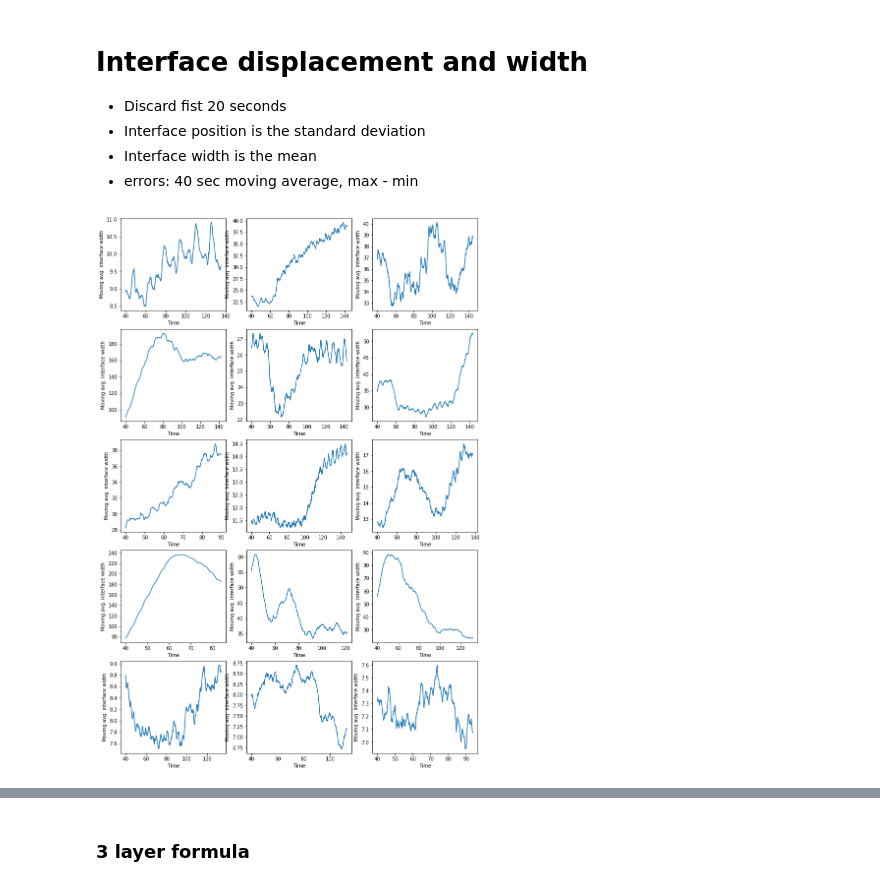
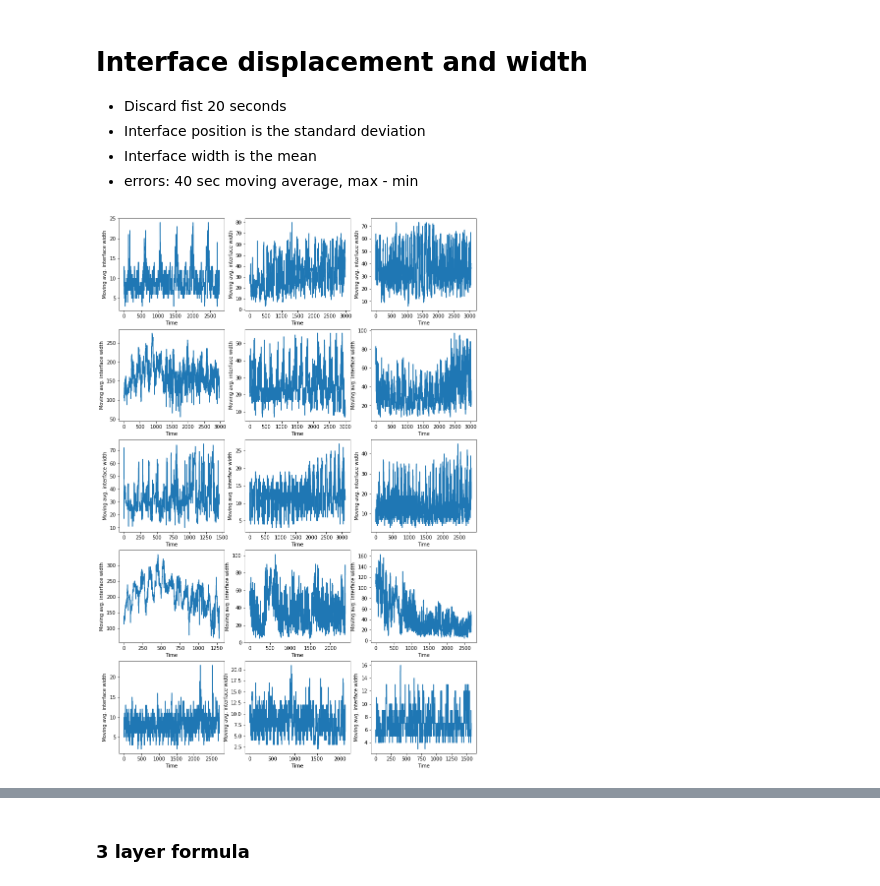
Before and after one commit to balintkaszas/boSchlieren, a Jupyter notebook: 0511_noramp.ipynb, the cells around one changed output, grey strips where cells are left out. Cells and saved outputs as stored; diff of their text form; code cells hidden in the pictures.

Commit message:
Figures

```diff
--- a/0511_noramp.ipynb
+++ b/0511_noramp.ipynb
@@ -199,30 +199,47 @@ print(np.max(err2))
 - Interface position is the standard deviation
 - Interface width is the mean
 - errors: 40 sec moving average, max - min
+# %%
+def slidingStd(x, w):
+    result = np.zeros_like(x)
+    for index in range(len(x)):
+#        print(index)
+#        print(w)
+#        print(min(w, index))
+        windowlength = min(w, index)
+        if(index>0):
+            view = x[index-windowlength:index]
+        else:
+            view = x[0]
+        result[index] = view.std()
+    return result
 # %%
 f, axes = plt.subplots(5, 3, figsize=(13,20))
 axeslist = axes.flatten()
 
 for i,e in enumerate(noRampVids):
     dictionary= {}
     data = np.loadtxt('C:/Users/balin/Docs/boSchlieren/data0419/measured/%s.txt' %e)
     dictionary['interfacePosRaw'] = data[:,0]
     dictionary['interfaceWidthRaw'] = data[:,1]
     transient = int(20*framerate)
-    dictionary['interfacePos'] = (data[:,0][transient:]).std()
-    dictionary['interfaceWidth'] = (data[:,1][transient:]).mean()
-    dictionary['surfacePos'] = (FixvoltageOld[e]['driving']['surface']).std()
+    dictionary['interfacePos'] = (data[:,0][2*transient:]).std()
+    dictionary['interfaceWidth'] = (data[:,1][2*transient:]).mean()
+    dictionary['surfacePos'] = (FixvoltageOld[e]['driving']['surface'][:,1]).std()
     N = int(transient)
     ax = axeslist[i]
-    amplW = np.convolve(data[:,1][transient:], np.ones((N,))/N, mode='valid')
+    amplW = np.convolve(data[:,1][2*transient:], np.ones((N,))/(N), mode='valid')
+    slidingWindow = slidingStd(data[:,0][2*transient:], N)[transient:]
     time = 40+np.arange(0., len(amplW), 1)/framerate
-    ax.plot(time, amplW)
+    ax.plot( (data[:,1][2*transient:]))
     ax.set_xlabel('Time')
     ax.set_ylabel('Moving avg. interface width')
     dictionary['InterfaceWidthError'] = np.max(amplW) - np.min(amplW)
+    dictionary['InterfacePosError'] = np.max(slidingWindow) - np.min(slidingWindow)
+
     FixvoltageOld[e]['interface']  = dictionary
 # %% [output]
-[figure, old version]
+[figure, new version]
 # %%
 f, axes = plt.subplots(2, 3, figsize=(13,10))
 axeslist = axes.flatten()
```
Also changed, not shown: parts of 7 cells of this notebook, 2 other files.
